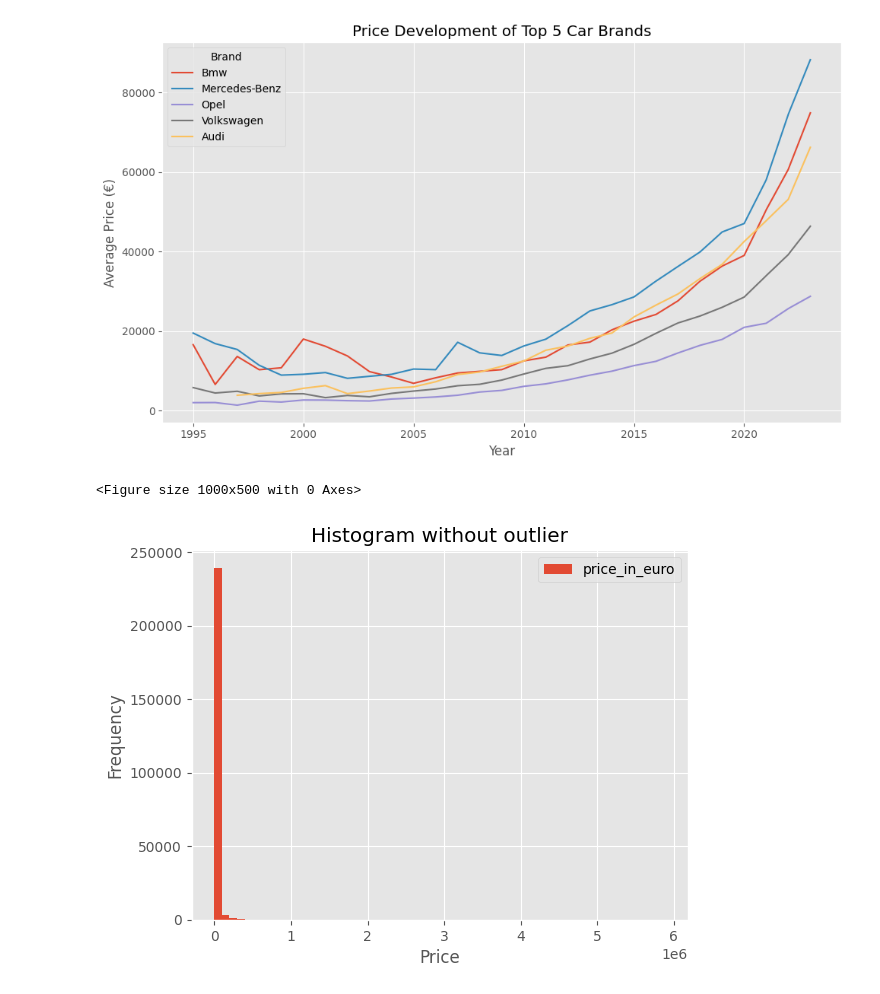
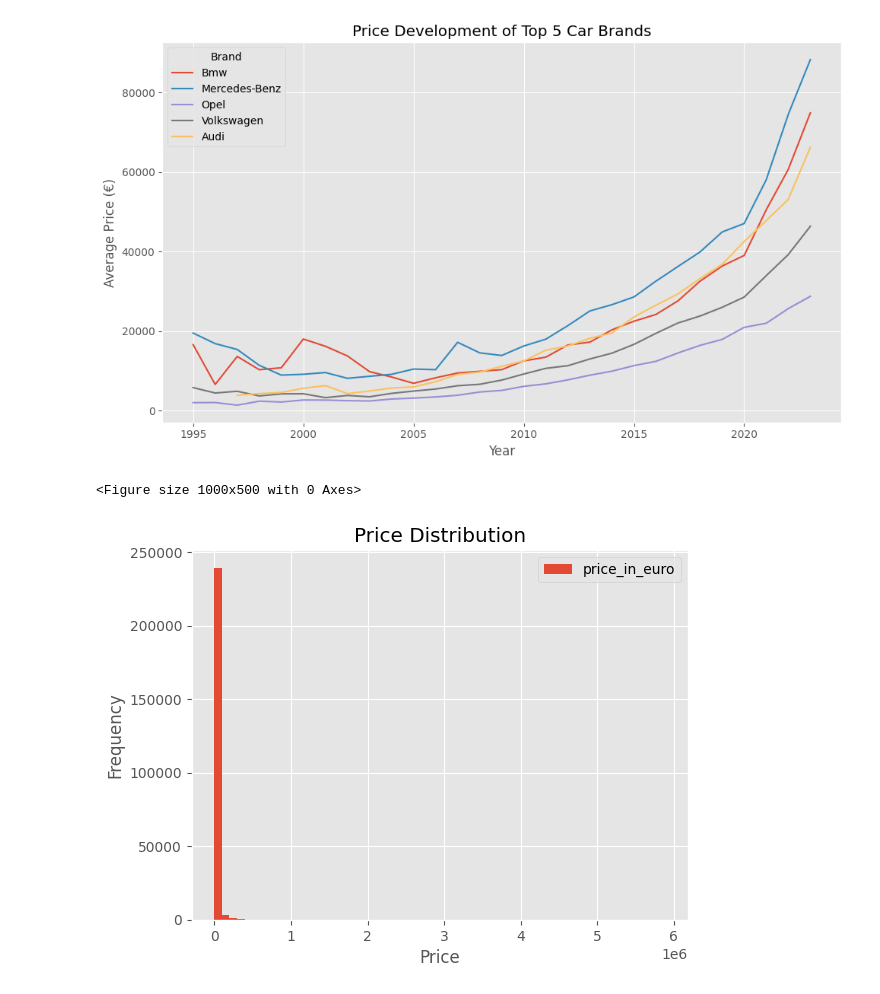
Before and after one commit to kiljos/data_mining, a Jupyter notebook: EDA/overlook_data.ipynb, the cells around one changed output. Cells and saved outputs as stored; diff of their text form; code cells hidden in the pictures.

```diff
--- a/EDA/overlook_data.ipynb
+++ b/EDA/overlook_data.ipynb
@@ -200,9 +200,9 @@ plt.show()
 # %%
 plt.figure(figsize=(10, 5))
 df[['price_in_euro']].plot(kind='hist', bins=60)
 plt.xlabel('Price')
-plt.title('Histogram without outlier')
+plt.title('Price Distribution')
 plt.show()
 # %% [output]
 <Figure size 1000x500 with 0 Axes>
-[figure, old version]
+[figure, new version]
```
Also changed, not shown: 14 other files.
